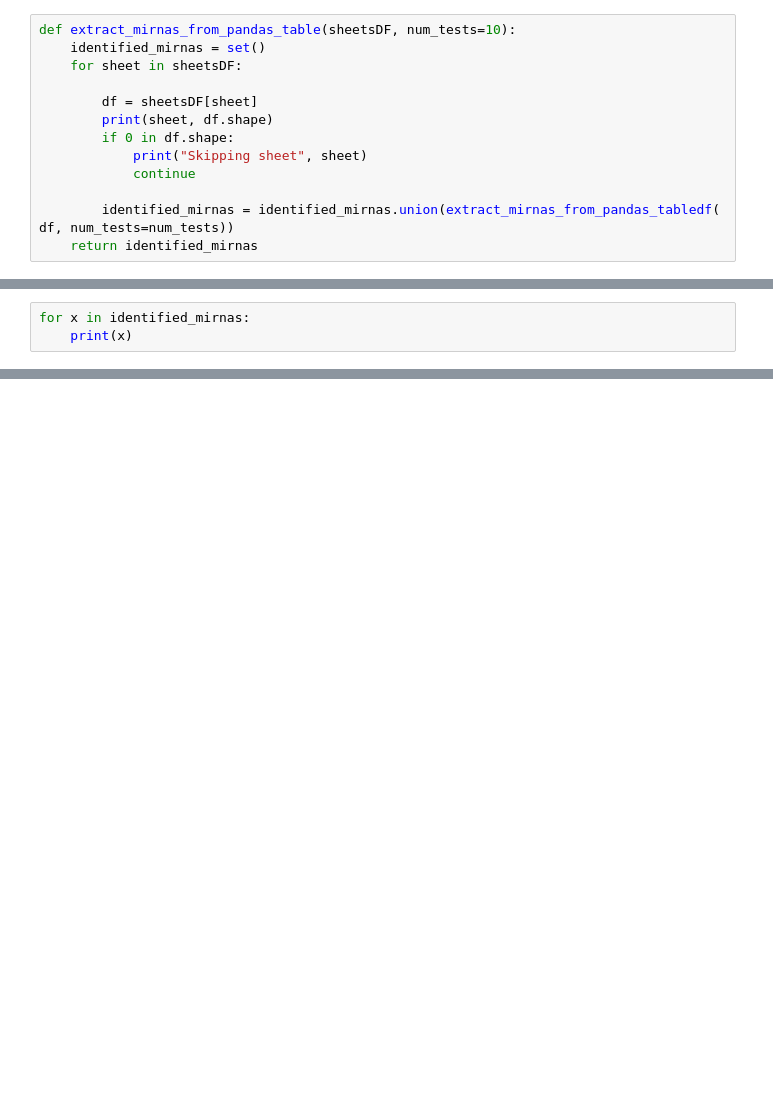
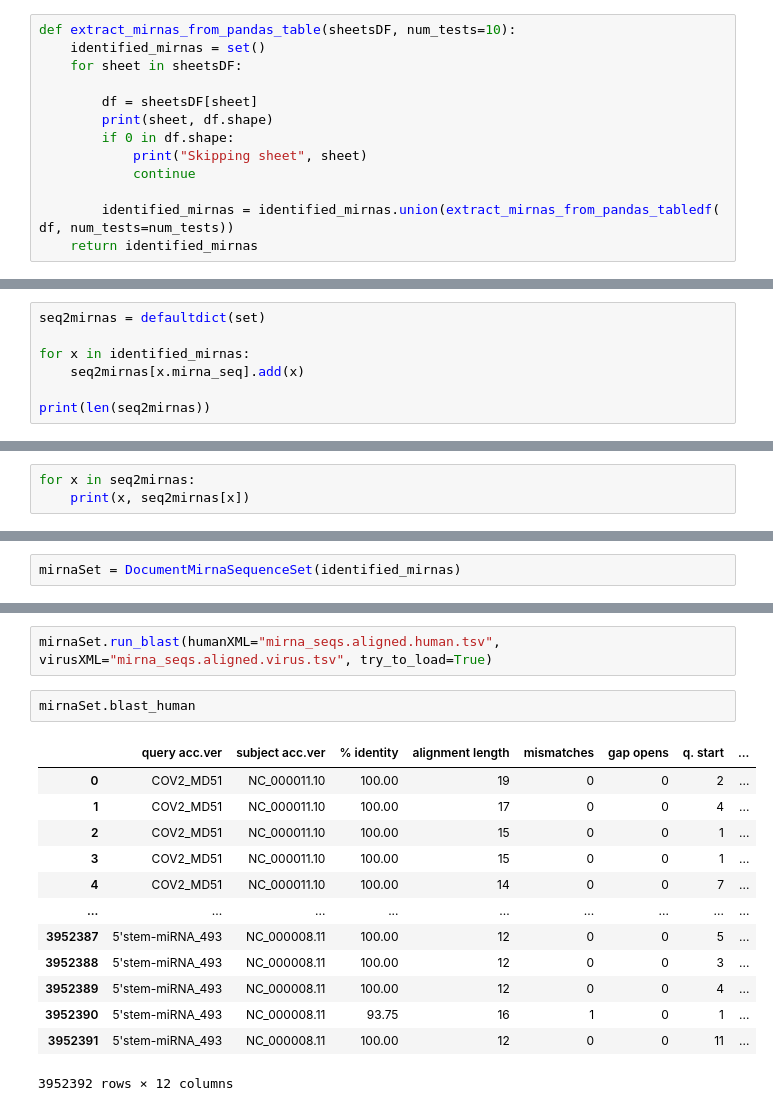
Before and after one commit to mjoppich/VIMTM, a Jupyter notebook: covidsents/extract_mirnas.ipynb, the cells around one changed output, grey strips where cells are left out. Saved outputs shown, nothing was run; the diff lists cells and outputs as text; blank space fills up the shorter version.

```diff
--- a/covidsents/extract_mirnas.ipynb
+++ b/covidsents/extract_mirnas.ipynb
@@ -765,0 +933,7 @@ Outfolder ./PMC8733928/PMC8733928_DataSheet_1
+# %%
+seq2mirnas = defaultdict(set)
+
+for x in identified_mirnas:
+    seq2mirnas[x.mirna_seq].add(x)
+
+print(len(seq2mirnas))
@@ -766,4 +942,4 @@ Outfolder ./PMC8733928/PMC8733928_DataSheet_1
 # %%
-for x in identified_mirnas:
-    print(x)
+for x in seq2mirnas:
+    print(x, seq2mirnas[x])
 # %% [output]
@@ -786,0 +1119,2 @@ v‐miRNA‐ORF1‐3237 AAGACGGCAGTGAGGACAA SEQ_COLUMN cells-1268410-supplementa
+# %%
+mirnaSet = DocumentMirnaSequenceSet(identified_mirnas)
@@ -786,0 +1139,18 @@ v‐miRNA‐ORF1‐3237 AAGACGGCAGTGAGGACAA SEQ_COLUMN cells-1268410-supplementa
+# %%
+mirnaSet.run_blast(humanXML="mirna_seqs.aligned.human.tsv", virusXML="mirna_seqs.aligned.virus.tsv", try_to_load=True)
+# %%
+mirnaSet.blast_human
+# %% [output]
+|  | query acc.ver | subject acc.ver | % identity | alignment length | mismatches | gap opens | q. start | ... |
+| 0 | COV2_MD51 | NC_000011.10 | 100.00 | 19 | 0 | 0 | 2 | ... |
+| 1 | COV2_MD51 | NC_000011.10 | 100.00 | 17 | 0 | 0 | 4 | ... |
+| 2 | COV2_MD51 | NC_000011.10 | 100.00 | 15 | 0 | 0 | 1 | ... |
+| 3 | COV2_MD51 | NC_000011.10 | 100.00 | 15 | 0 | 0 | 1 | ... |
+| 4 | COV2_MD51 | NC_000011.10 | 100.00 | 14 | 0 | 0 | 7 | ... |
+| ... | ... | ... | ... | ... | ... | ... | ... | ... |
+| 3952387 | 5'stem-miRNA_493 | NC_000008.11 | 100.00 | 12 | 0 | 0 | 5 | ... |
+| 3952388 | 5'stem-miRNA_493 | NC_000008.11 | 100.00 | 12 | 0 | 0 | 3 | ... |
+| 3952389 | 5'stem-miRNA_493 | NC_000008.11 | 100.00 | 12 | 0 | 0 | 4 | ... |
+| 3952390 | 5'stem-miRNA_493 | NC_000008.11 | 93.75 | 16 | 1 | 0 | 1 | ... |
+| 3952391 | 5'stem-miRNA_493 | NC_000008.11 | 100.00 | 12 | 0 | 0 | 11 | ... |
+3952392 rows × 12 columns
```
Also changed, not shown: parts of 33 cells of this notebook, 3 other files.
